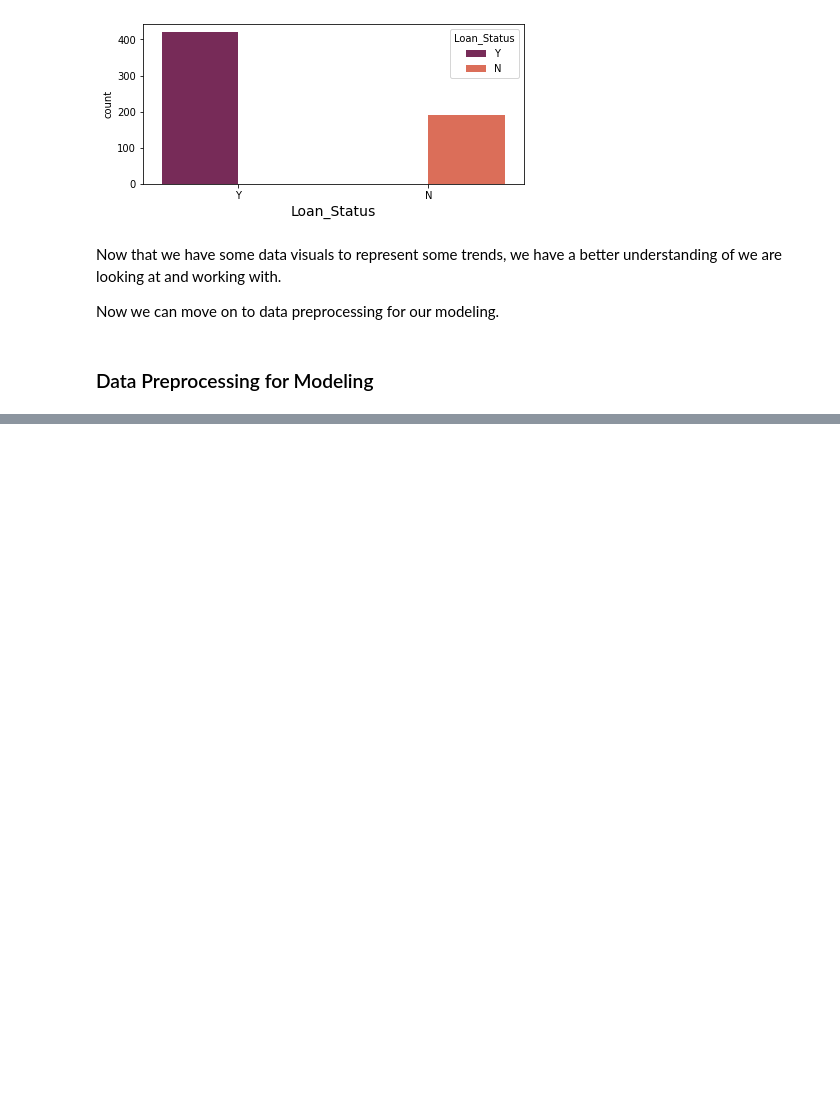
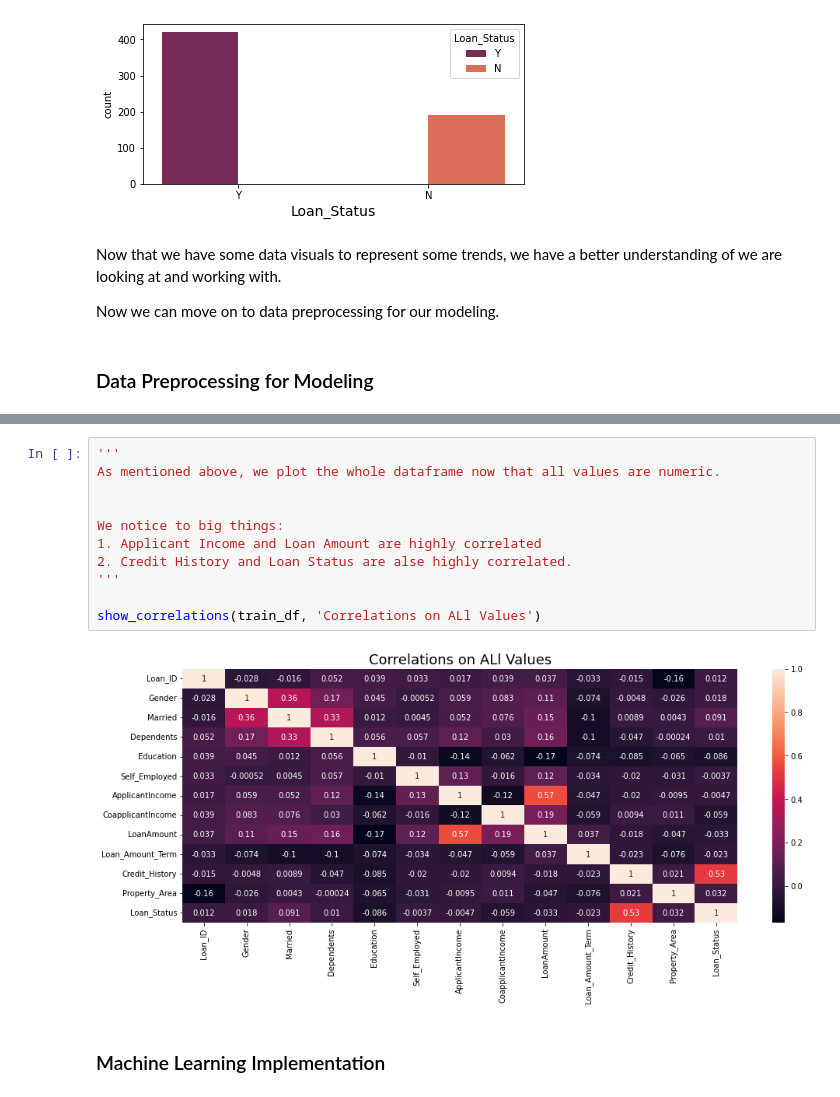
Before and after one commit to iamAngelSH/Data-Science-Portfolio, a Jupyter notebook: Loan_Prediction/Loan_Prediction.ipynb, the cells around one changed output, grey strips where cells are left out. Cells and saved outputs as stored; diff of their text form; blank space fills up the shorter version.

```diff
--- a/Loan_Prediction/Loan_Prediction.ipynb
+++ b/Loan_Prediction/Loan_Prediction.ipynb
@@ -617,0 +704,15 @@ Now we can move on to data preprocessing for our modeling.
+# %%
+'''
+As mentioned above, we plot the whole dataframe now that all values are numeric.
+
+
+We notice to big things:
+1. Applicant Income and Loan Amount are highly correlated
+2. Credit History and Loan Status are alse highly correlated.
+'''
+
+show_correlations(train_df, 'Correlations on ALl Values')
+# %% [output]
+[figure, added]
+# %% [markdown]
+### Machine Learning Implementation
```
Also changed, not shown: parts of 7 cells of this notebook.
